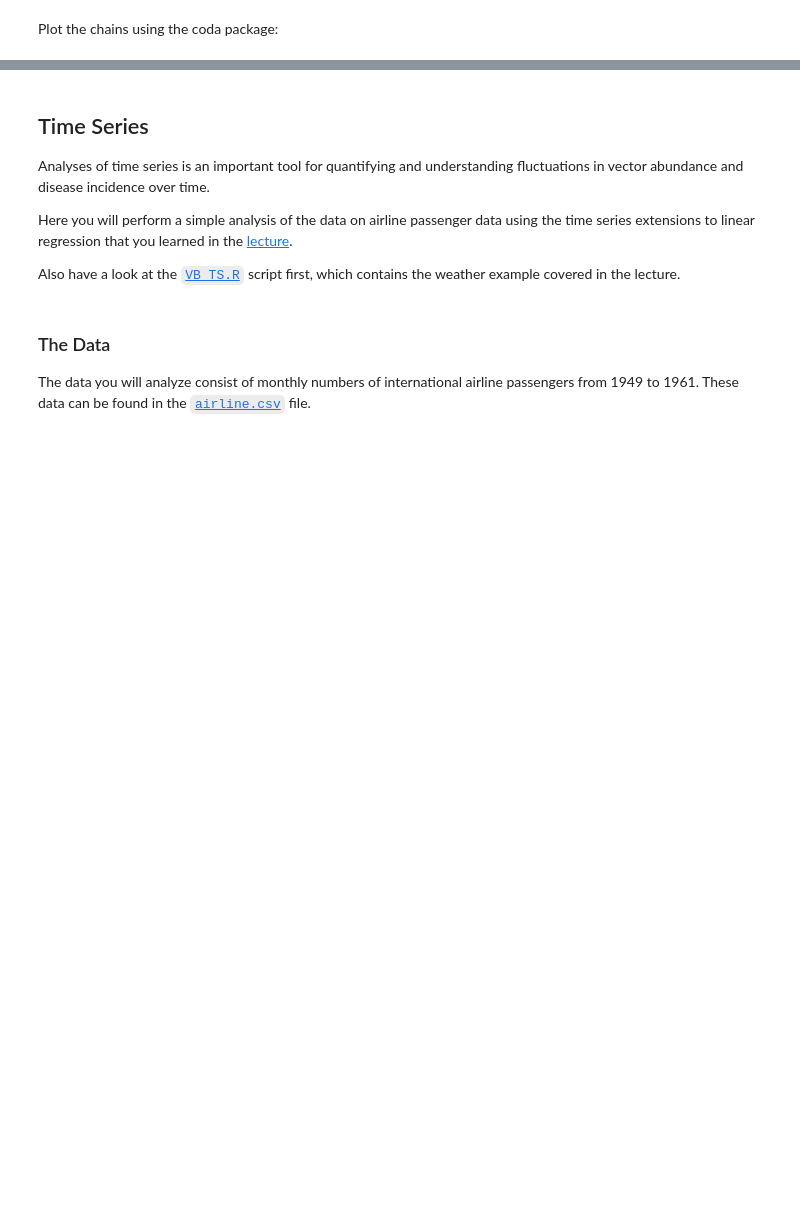
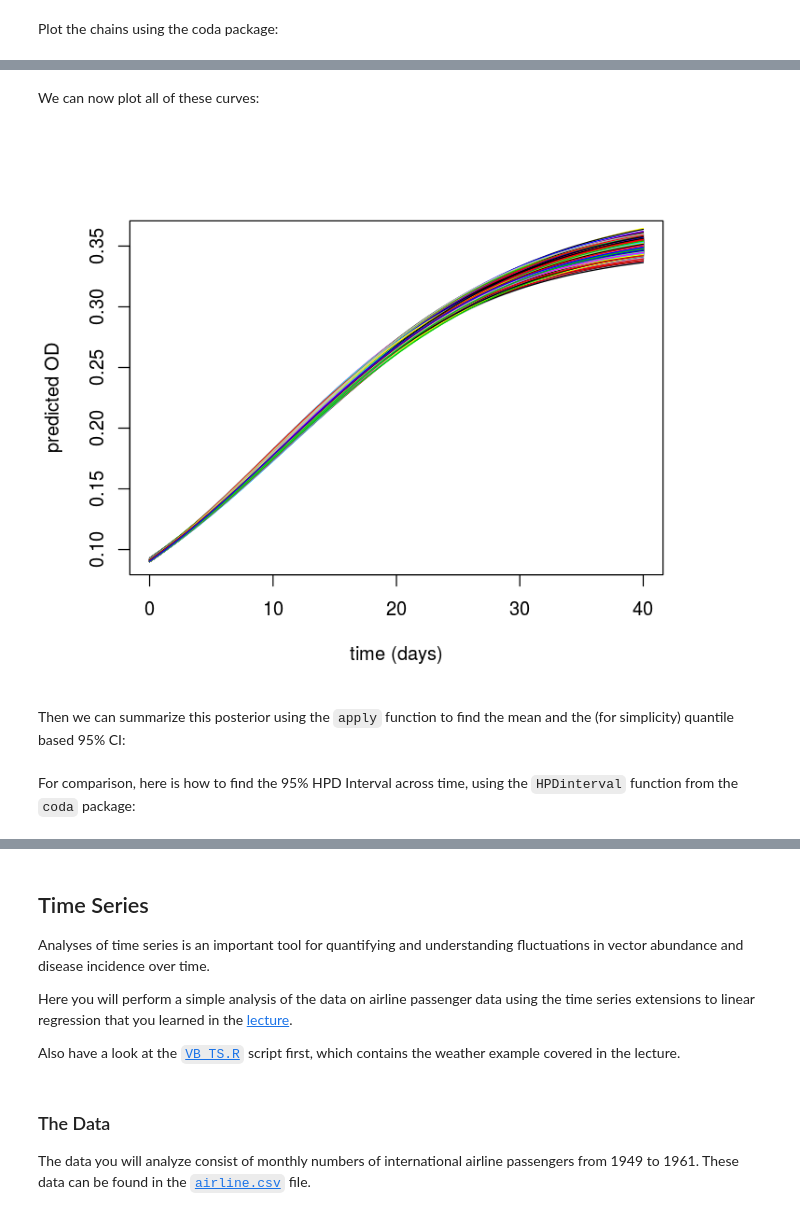
Before and after one commit to vectorbite/VBiTraining2, a Jupyter notebook: notebooks/Abundances.ipynb, the cells around one changed output, grey strips where cells are left out. Cells and saved outputs as stored; diff of their text form; code cells hidden in the pictures; blank space fills up the shorter version.

```diff
--- a/notebooks/Abundances.ipynb
+++ b/notebooks/Abundances.ipynb
@@ -407,0 +478,22 @@ ipairs(s1[,2:5], ztransf = function(x){x[x<1] <- 1; log2(x)})
+# %%
+my.logistic<-function(t, Y0, K, r){
+  return(K*Y0/(Y0+(K-Y0)*exp(-r*t)))
+}
+
+ts<-seq(0, 40, length=100)
+ss<-seq(1, dim(samps)[1], by=10)
+my.curves<-matrix(NA, nrow=length(ss), ncol=length(ts))
+
+for(i in 1:length(ss)){
+  my.curves[i,]<-my.logistic(t=ts, Y0=samps$Y0[i], K=samps$K[i], r=samps$r[i])
+}
+# %% [markdown]
+We can now plot all of these curves:
+# %%
+plot(ts, my.curves[1,], col=1, type="l", ylim=c(0.09, 0.36),
+     ylab="predicted OD", xlab="time (days)")
+for(i in 2:length(ss)) lines(ts, my.curves[i,], col=i)
+# %% [output]
+[figure, added]
+# %% [markdown]
+Then we can summarize this posterior using the `apply` function to find the mean and the (for simplicity) quantile based 95% CI:
@@ -407,0 +504,2 @@ ipairs(s1[,2:5], ztransf = function(x){x[x<1] <- 1; log2(x)})
+# %% [markdown]
+For comparison, here is how to find the 95% HPD Interval across time, using the `HPDinterval` function from the `coda` package:
```
Also changed, not shown: parts of 30 cells of this notebook, 7 other files.
